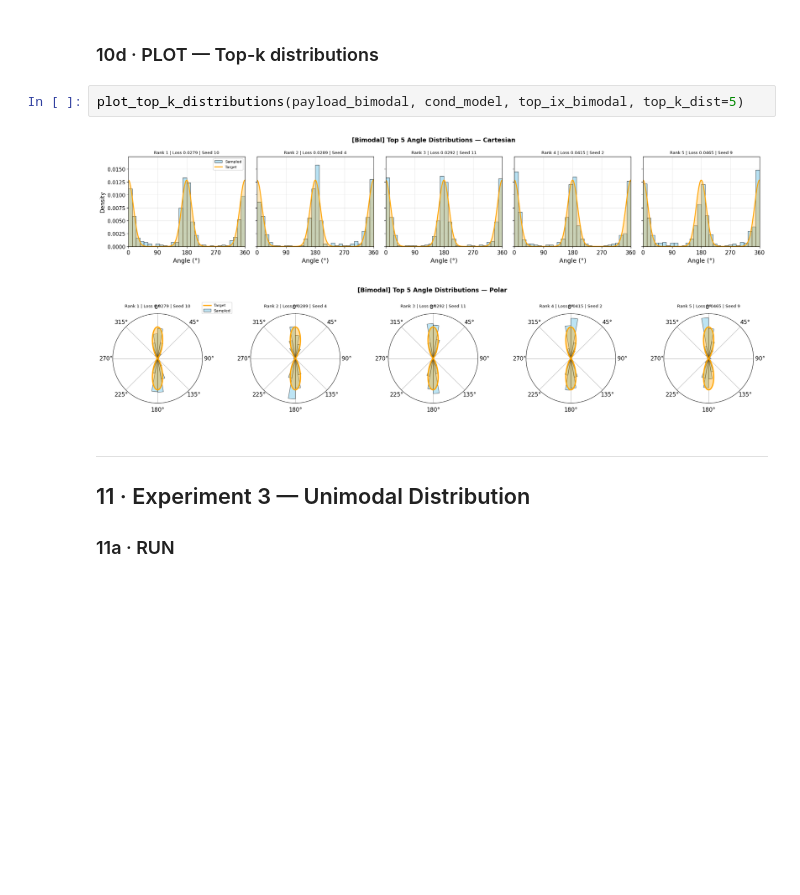
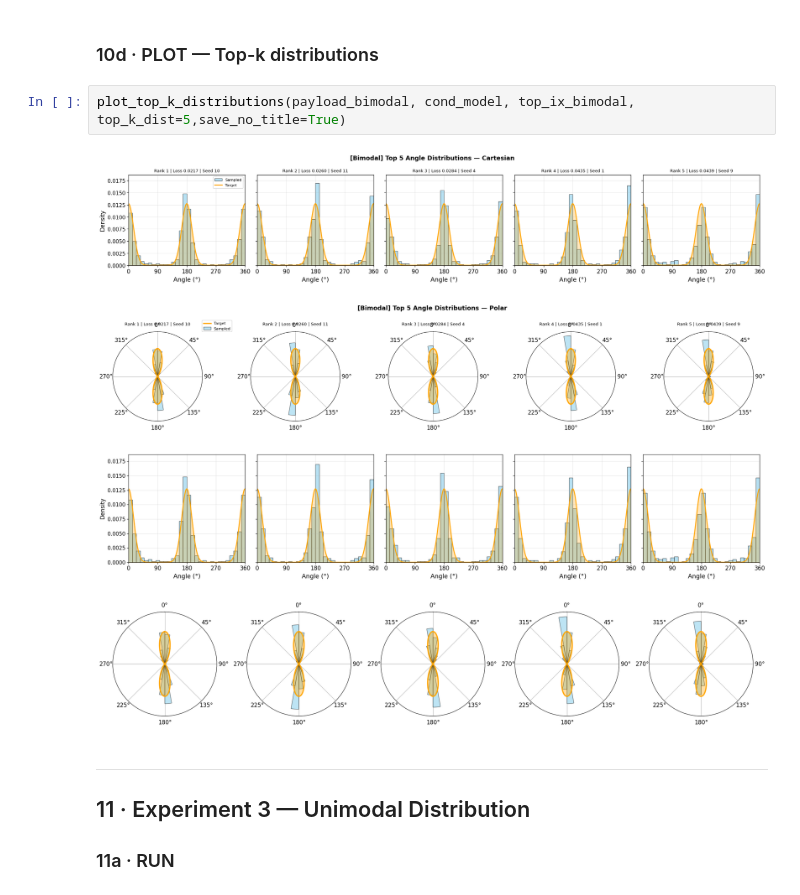
Before and after one commit to orineo1/conditional-matching-paper, a Jupyter notebook: MNIST/notebooks/MNIST_experiments.ipynb, the cells around one changed output. Drawn from its saved outputs; the diff is of its cells as text; blank space fills up the shorter version.

```diff
--- a/MNIST/notebooks/MNIST_experiments.ipynb
+++ b/MNIST/notebooks/MNIST_experiments.ipynb
@@ -854,10 +1029,12 @@ top_ix_bimodal=plot_top_k_images(payload_bimodal, top_k=5, save_path='top5.png',
 # %% [markdown]
 ### 10d · PLOT — Top-k distributions
 # %%
-plot_top_k_distributions(payload_bimodal, cond_model, top_ix_bimodal, top_k_dist=5)
+plot_top_k_distributions(payload_bimodal, cond_model, top_ix_bimodal, top_k_dist=5,save_no_title=True)
 # %% [output]
-[figure, old version]
+[figure, new version]
-[figure, old version]
+[figure, new version]
+[figure, added]
+[figure, added]
 # %% [markdown]
 ---
 ## 11 · Experiment 3 — Unimodal Distribution
```
Also changed, not shown: parts of 21 cells of this notebook.
